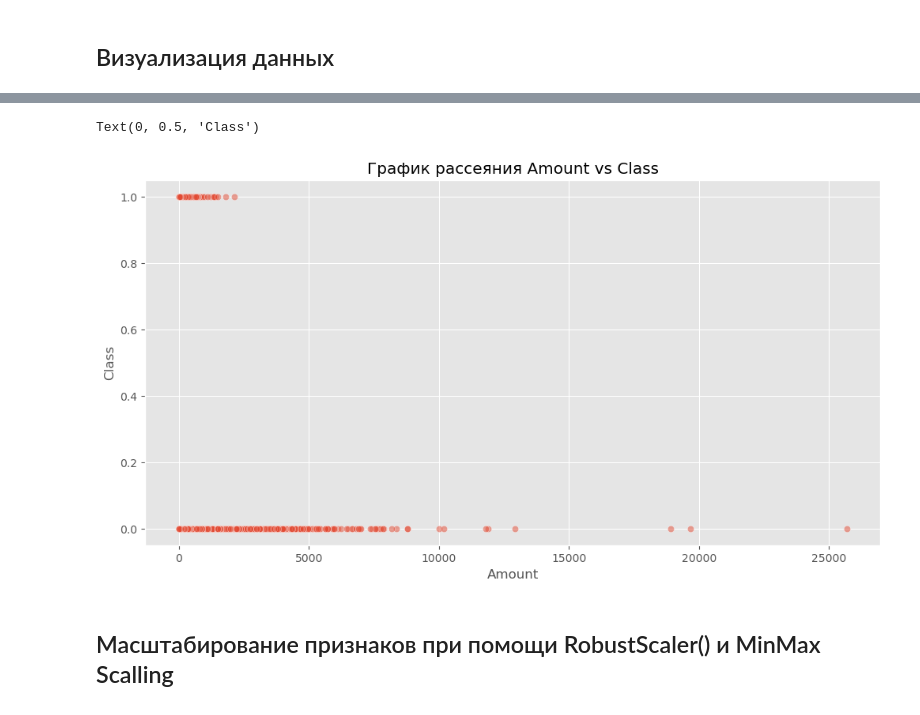
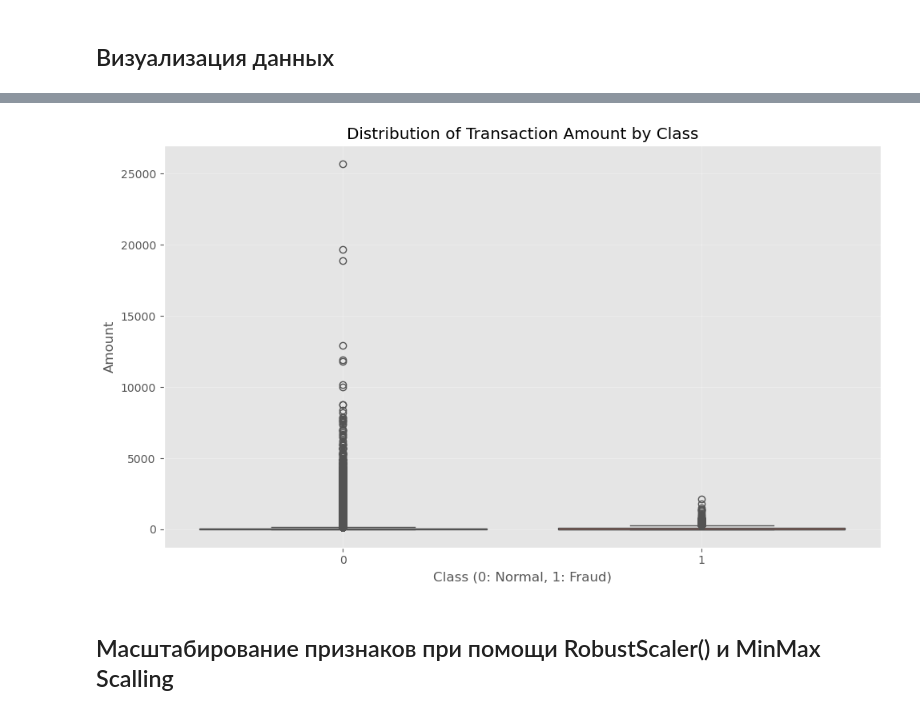
Before and after one commit to 0xJakuzya/Credit-Fraud-Detection, a Jupyter notebook: credit-fraud-detection.ipynb, the cells around one changed output, grey strips where cells are left out. Cells and saved outputs as stored; diff of their text form; code cells hidden in the pictures.

```diff
--- a/credit-fraud-detection.ipynb
+++ b/credit-fraud-detection.ipynb
@@ -223,12 +251,13 @@ array([[<AxesSubplot:title={'center':'Time'}>,
 # %%
-plt.figure(figsize=(12, 6))
-sns.scatterplot(data=df, x='Amount', y='Class', alpha=0.5)
-plt.title('График рассеяния Amount vs Class')
-plt.xlabel('Amount')
-plt.ylabel('Class')
+plt.figure(figsize=(10, 6))
+sns.boxplot(data=df, x='Class', y='Amount')
+plt.title('Distribution of Transaction Amount by Class')
+plt.xlabel('Class (0: Normal, 1: Fraud)')
+plt.ylabel('Amount')
+plt.grid(True, alpha=0.3)
+plt.tight_layout()
 # %% [output]
-Text(0, 0.5, 'Class')
-[figure, old version]
+[figure, new version]
 # %% [markdown]
 ## Масштабирование признаков при помощи RobustScaler() и MinMax Scalling
 # %%
```
Also changed, not shown: parts of 19 cells of this notebook.
